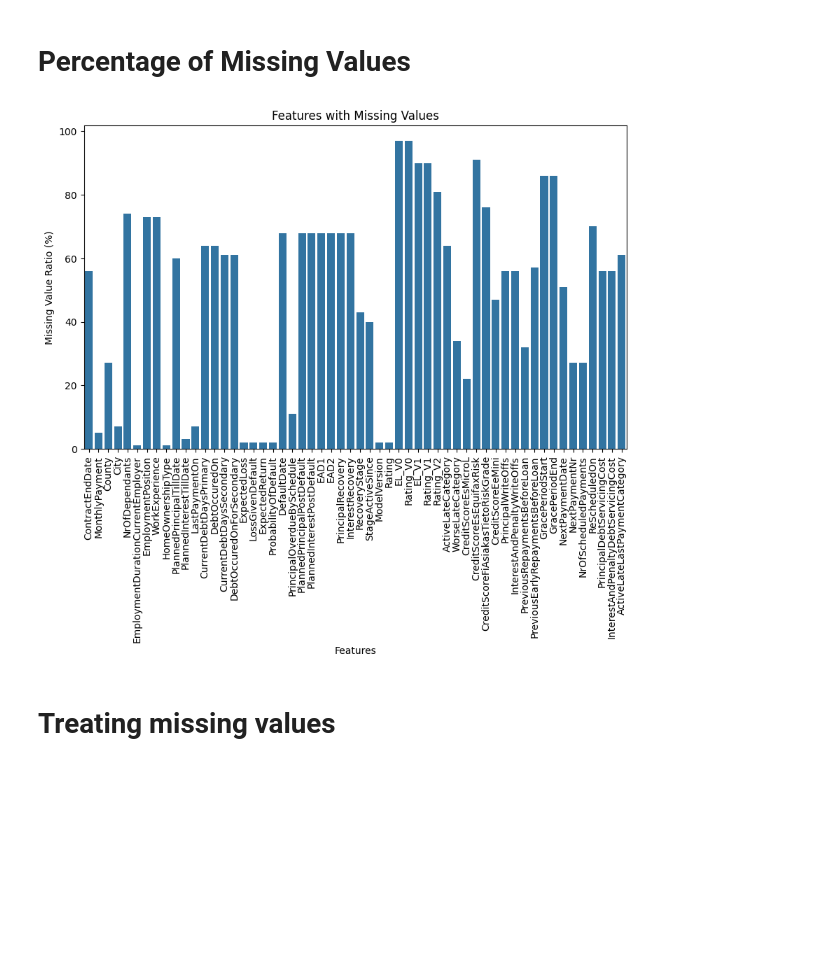
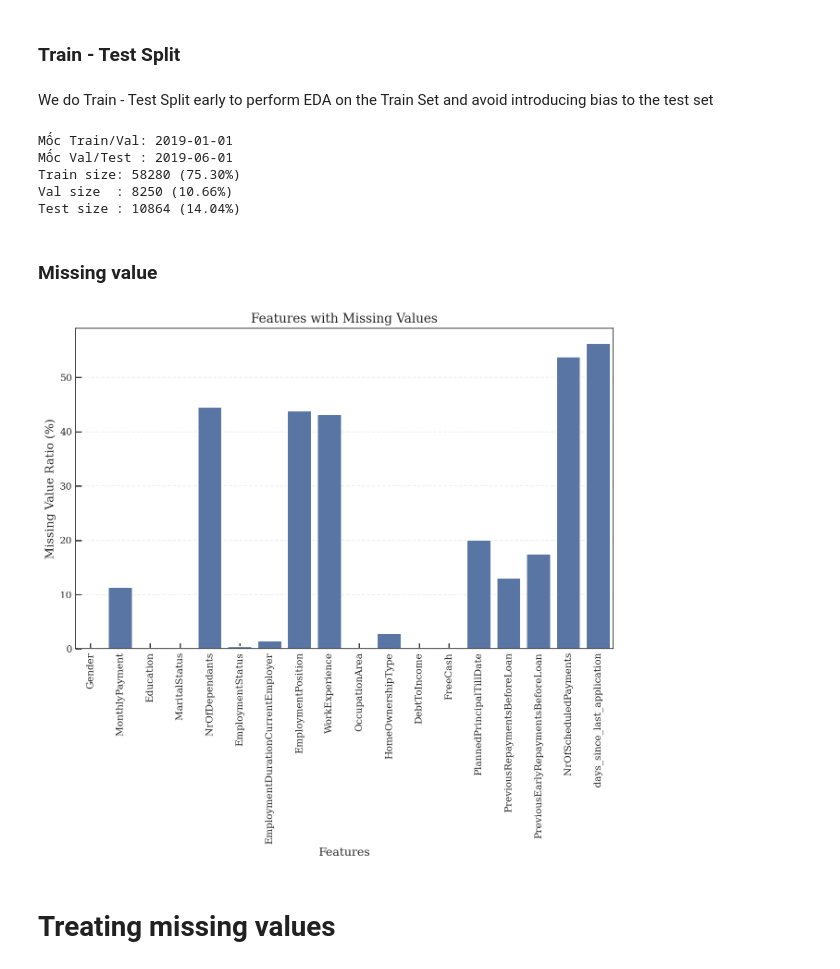
Before and after one commit to tsdan0708-star/P2P-Lending, a Jupyter notebook: notebook/1. eda/data_cleaning.ipynb, the cells around one changed output. Cells and saved outputs as stored; diff of their text form; code cells hidden in the pictures; blank space fills up the shorter version.

```diff
--- a/notebook/1. eda/data_cleaning.ipynb
+++ b/notebook/1. eda/data_cleaning.ipynb
@@ -18,2 +46,2 @@ import seaborn as sns
 # %%
-df=pd.read_csv(r'/content/drive/MyDrive/Research/Paper: Enhancing Default Prediction in P2P Lending with Deep Model Fusion/Source Code/data/raw/Bondora_raw.csv')
+df=pd.read_csv('/content/drive/MyDrive/Research/Default_Prediction/Source Code/data/raw/Bondora_raw.csv')
@@ -179,0 +120,8 @@ df.rename(columns={'PreviousEarlyRepaymentsBefoleLoan': 'PreviousEarlyRepayments
+# %%
+# filtering out Current Status records as these loans are not mature yet
+df = df[df['Status'] != 'Current']
+# label default based on presence of DefaultDate
+df['Default'] = df['DefaultDate'].isna().astype(int)
+# drop Status and DefaultDate
+df.drop(columns=['Status', 'DefaultDate'], inplace=True)
+df['Default'].value_counts()
@@ -179,0 +134,4 @@ df.rename(columns={'PreviousEarlyRepaymentsBefoleLoan': 'PreviousEarlyRepayments
+# %% [markdown]
+### Train - Test Split
+# %% [markdown]
+We do Train - Test Split early to perform EDA on the Train Set and avoid introducing bias to the test set
@@ -180,17 +164,48 @@ df.rename(columns={'PreviousEarlyRepaymentsBefoleLoan': 'PreviousEarlyRepayments
+# %%
+train_cutoff_input = "2019-01-01"
+val_cutoff_input = "2019-06-01"  # Điều chỉnh ngày này để cân đối tỉ lệ Val/Test
+
+df_train, df_val, df_test, t_cutoff, v_cutoff = (
+    process_and_split_temporal_by_date(
+        df,
+        train_cutoff_date=train_cutoff_input,
+        val_cutoff_date=val_cutoff_input,
+        time_col="LoanDate",
+        group_col="UserName",
+    )
+)
+
+# Kết quả
+total = len(df_train) + len(df_val) + len(df_test)
+print(f"Mốc Train/Val: {t_cutoff.strftime('%Y-%m-%d')}")
+print(f"Mốc Val/Test : {v_cutoff.strftime('%Y-%m-%d')}")
+print(f"Train size: {len(df_train)} ({len(df_train)/total:.2%})")
+print(f"Val size  : {len(df_val)} ({len(df_val)/total:.2%})")
+print(f"Test size : {len(df_test)} ({len(df_test)/total:.2%})")
+
+X_train, y_train = df_train.drop(columns=['Default']), df_train['Default']
+X_val, y_val = df_val.drop(columns=['Default']), df_val['Default']
+X_test, y_test = df_test.drop(columns=['Default']), df_test['Default']
+# %% [output]
+Mốc Train/Val: 2019-01-01
+Mốc Val/Test : 2019-06-01
+Train size: 58280 (75.30%)
+Val size  : 8250 (10.66%)
+Test size : 10864 (14.04%)
 # %% [markdown]
-# Percentage of Missing Values
+### Missing value
 # %%
-missing_values = round(df.isnull().sum()/len(df.index), 2)*100
+missing_values = round(X_train.isnull().sum()/len(X_train.index), 4)*100
 features_with_missing_values = missing_values[missing_values > 0]
 
 plt.figure(figsize=(10, 6))
 sns.barplot(x=features_with_missing_values.index, y=features_with_missing_values.values)
 plt.xticks(rotation=90)
 plt.xlabel("Features")
 plt.ylabel("Missing Value Ratio (%)")
 plt.title("Features with Missing Values")
 plt.show()
 # %% [output]
-[figure, old version]
+[figure, new version]
 # %% [markdown]
 # Treating missing values
```
Also changed, not shown: parts of 46 cells of this notebook, 2 other files.
